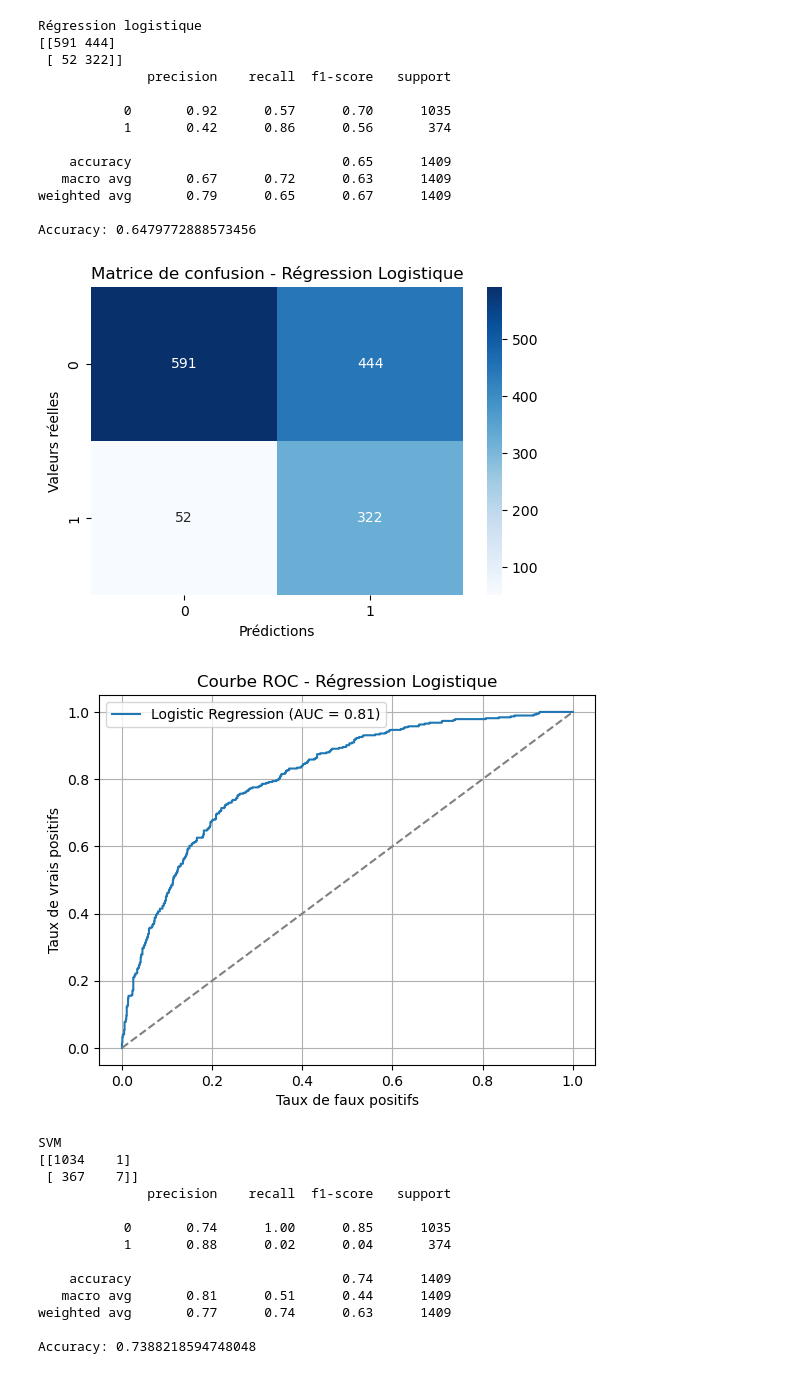
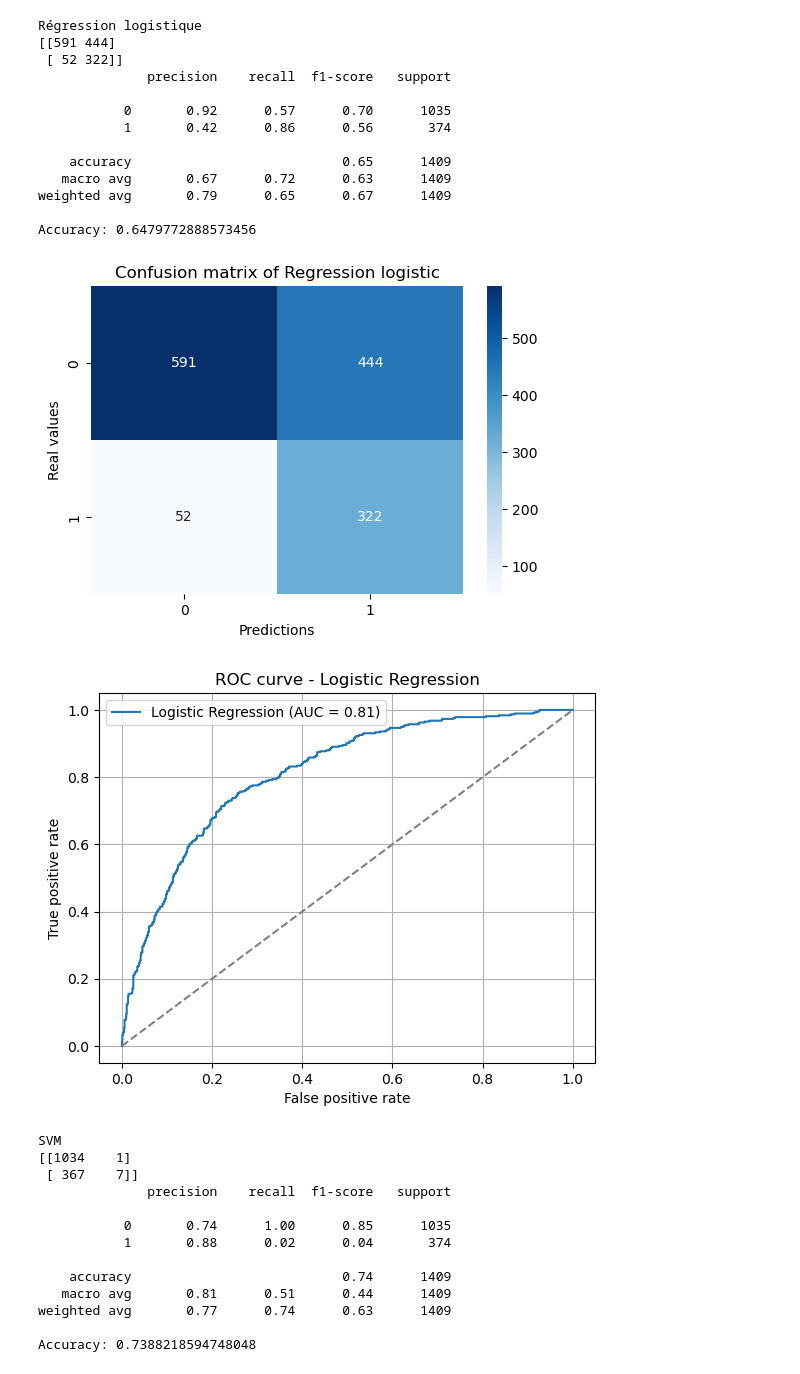
Before and after one commit to selenaiskounen/Clients-satisfaction-prediction, a Jupyter notebook: notebook/Notebook.ipynb, the cells around one changed output. Drawn from its saved outputs; the diff is of its cells as text; code cells hidden in the pictures.

```diff
--- a/notebook/Notebook.ipynb
+++ b/notebook/Notebook.ipynb
@@ -99,36 +99,36 @@ import matplotlib.pyplot as plt
 # Prédictions
 y_pred_log = logreg.predict(X_test)
 
-# Matrice de confusion
+# Confusion matrix
 cm_log = confusion_matrix(y_test, y_pred_log)
 
-# Affichage
+
 plt.figure(figsize=(6, 4))
 sns.heatmap(cm_log, annot=True, fmt='d', cmap='Blues')
-plt.title("Matrice de confusion - Régression Logistique")
-plt.xlabel("Prédictions")
-plt.ylabel("Valeurs réelles")
+plt.title("Confusion matrix of Regression logistic")
+plt.xlabel("Predictions")
+plt.ylabel("Real values")
 plt.show()
 # %% [output]
-[figure, old version]
+[figure, new version]
 # %%
 from sklearn.metrics import roc_curve, auc
 
 y_score_log = logreg.predict_proba(X_test)[:, 1]
 fpr_log, tpr_log, _ = roc_curve(y_test, y_score_log)
 roc_auc_log = auc(fpr_log, tpr_log)
 
 plt.figure()
 plt.plot(fpr_log, tpr_log, label=f"Logistic Regression (AUC = {roc_auc_log:.2f})")
 plt.plot([0, 1], [0, 1], linestyle="--", color="gray")
-plt.xlabel("Taux de faux positifs")
-plt.ylabel("Taux de vrais positifs")
-plt.title("Courbe ROC - Régression Logistique")
+plt.xlabel("False positive rate")
+plt.ylabel("True positive rate")
+plt.title("ROC curve - Logistic Regression")
 plt.legend()
 plt.grid(True)
 plt.show()
 # %% [output]
-[figure, old version]
+[figure, new version]
 # %%
 svm = SVC(kernel='rbf')  # ou 'linear', 'poly', etc.
 svm.fit(X_train, y_train)
```
Also changed, not shown: parts of 8 cells of this notebook.
